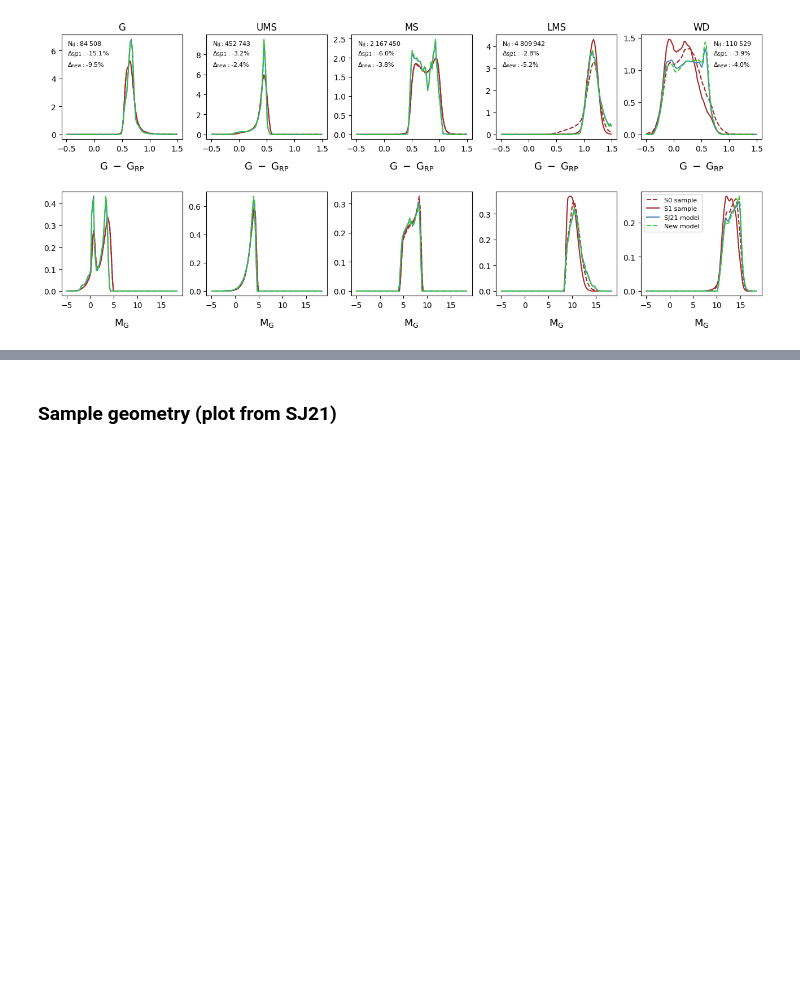
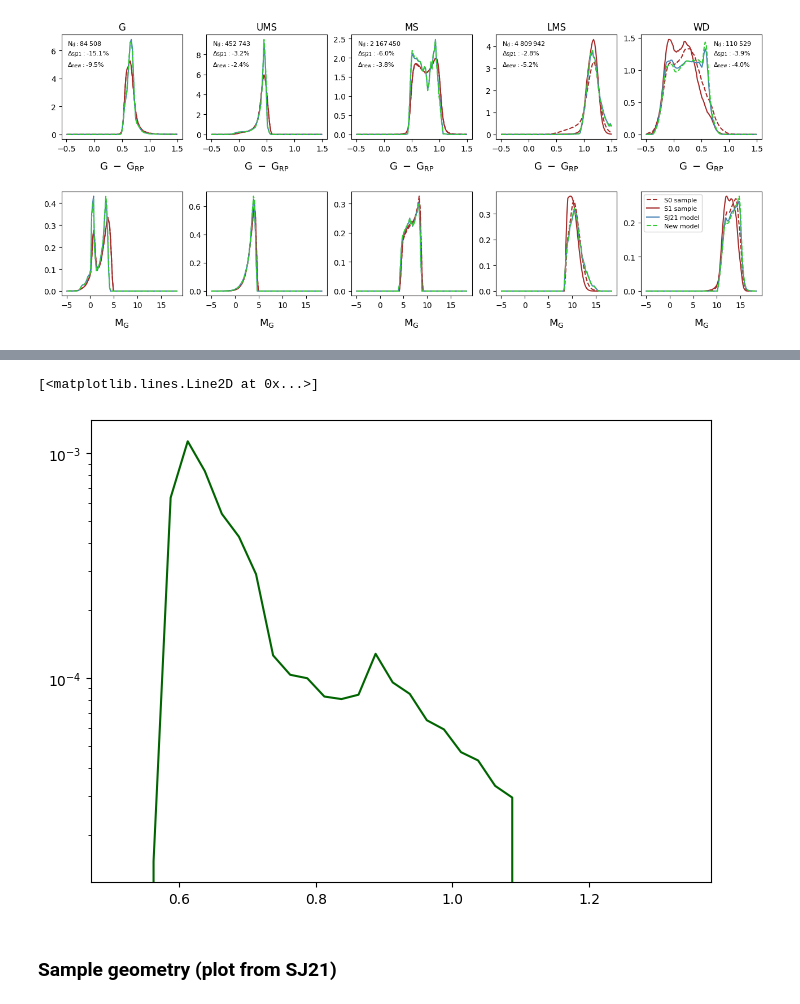
Before and after one commit to askenja/gaia-wd-fitting, a Jupyter notebook: 7b--Final_Plots.ipynb, the cells around one changed output, grey strips where cells are left out. Drawn from its saved outputs; the diff is of its cells as text; code cells hidden in the pictures; blank space fills up the shorter version.

```diff
--- a/7b--Final_Plots.ipynb
+++ b/7b--Final_Plots.ipynb
@@ -293,3 +304,16 @@ fig.savefig('./output/final_plots/WDLF_pop5.png')
+# %%
+mf_bins_m_pop5_basti, wdmff_m_pop5_basti = np.loadtxt('./output/WDLF/wdmff_pop5_basti.txt')
+mini_bins_m_pop5_basti, wdminif_m_pop5_basti = np.loadtxt('./output/WDLF/wdminif_pop5_basti.txt')
+
+fig, ax = plt.subplots(1,1,figsize=(8,6))
+#ax.semilogy(mini_bins_m_pop5_basti,wdminif_m_pop5_basti,c='darkgreen',
+#        label='SJ21 model / BaSTI',lw=1.5,zorder=30)
+
+ax.semilogy(mf_bins_m_pop5_basti,wdmff_m_pop5_basti,c='darkgreen',
+        label='SJ21 model / BaSTI',lw=1.5,zorder=30)
+# %% [output]
+[<matplotlib.lines.Line2D at 0x...>]
+[figure, added]
 # %% [markdown]
 ### Sample geometry (plot from SJ21)
 # %%
```
Also changed, not shown: parts of 1 cell of this notebook, 8 other files.
